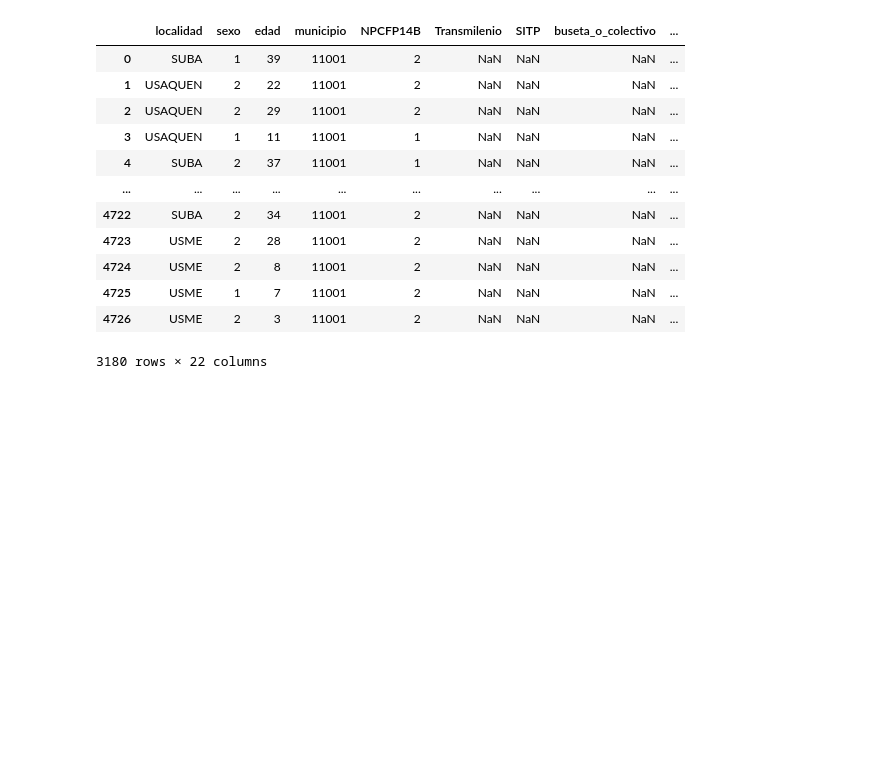
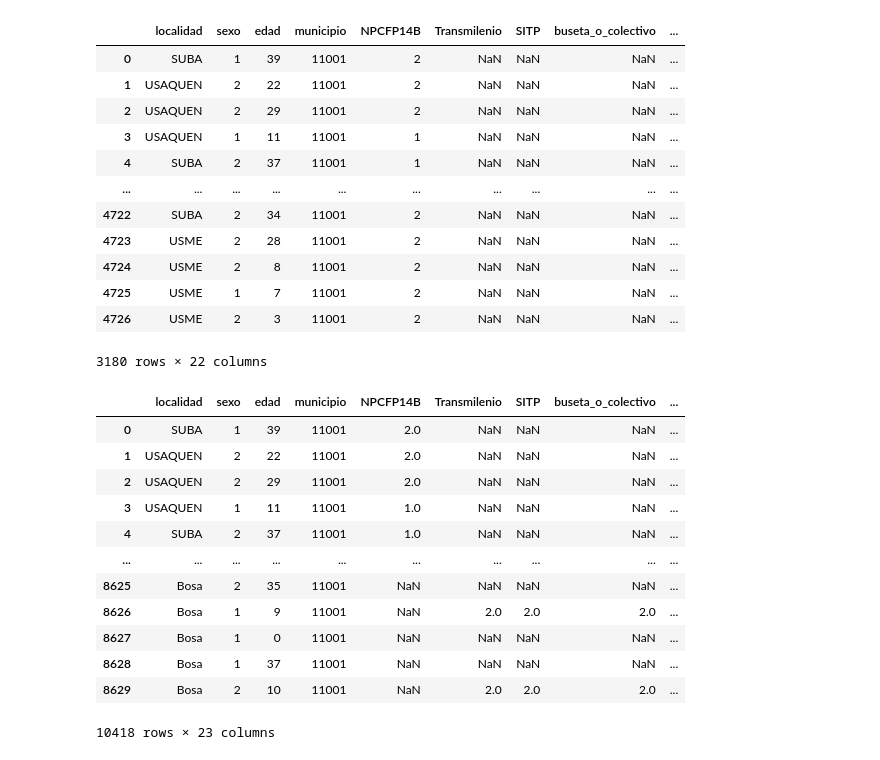
Before and after one commit to Paolaaaaaa/Proyecto-2-BI-Asma-Datos-2, a Jupyter notebook: Transformations.ipynb, the cells around one changed output. Cells and saved outputs as stored; diff of their text form; code cells hidden in the pictures; blank space fills up the shorter version.

```diff
--- a/Transformations.ipynb
+++ b/Transformations.ipynb
@@ -161,3 +161,18 @@ def join_df (df_2017,df_2021):
     return pd.concat(frames)
 # %%
 join_data=join_df(df_2017_transform,df_2021_transform)
+join_data
+# %% [output]
+|  | localidad | sexo | edad | municipio | NPCFP14B | Transmilenio | SITP | buseta_o_colectivo | ... |
+| 0 | SUBA | 1 | 39 | 11001 | 2.0 | NaN | NaN | NaN | ... |
+| 1 | USAQUEN | 2 | 22 | 11001 | 2.0 | NaN | NaN | NaN | ... |
+| 2 | USAQUEN | 2 | 29 | 11001 | 2.0 | NaN | NaN | NaN | ... |
+| 3 | USAQUEN | 1 | 11 | 11001 | 1.0 | NaN | NaN | NaN | ... |
+| 4 | SUBA | 2 | 37 | 11001 | 1.0 | NaN | NaN | NaN | ... |
+| ... | ... | ... | ... | ... | ... | ... | ... | ... | ... |
+| 8625 | Bosa | 2 | 35 | 11001 | NaN | NaN | NaN | NaN | ... |
+| 8626 | Bosa | 1 | 9 | 11001 | NaN | 2.0 | 2.0 | 2.0 | ... |
+| 8627 | Bosa | 1 | 0 | 11001 | NaN | NaN | NaN | NaN | ... |
+| 8628 | Bosa | 1 | 37 | 11001 | NaN | NaN | NaN | NaN | ... |
+| 8629 | Bosa | 2 | 10 | 11001 | NaN | 2.0 | 2.0 | 2.0 | ... |
+10418 rows × 23 columns
```
Also changed, not shown: 2 other files.
